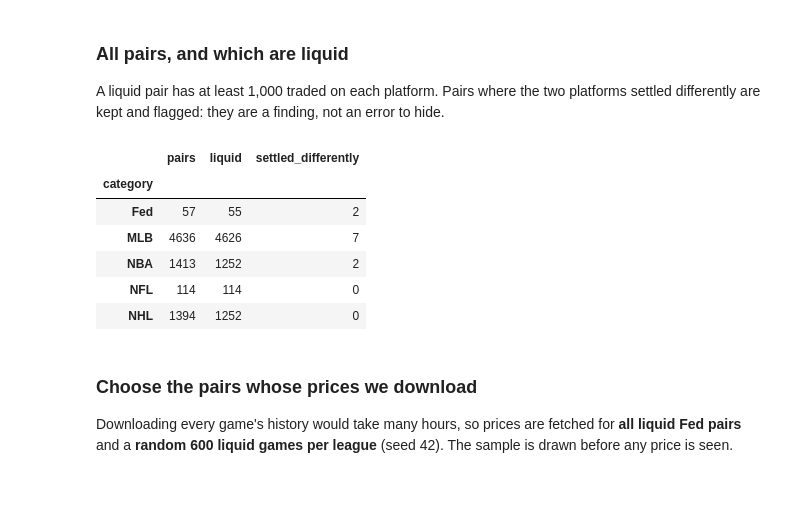
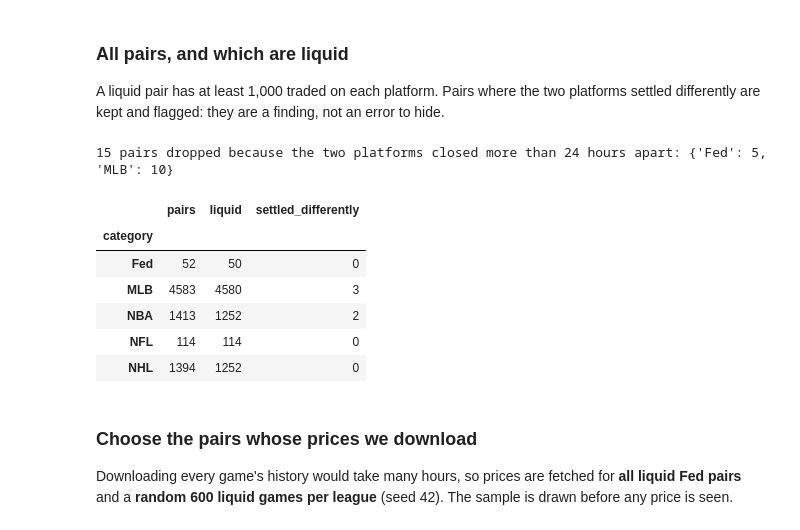
Before and after one commit to AdityaKhetarpal/oddsgap, a Jupyter notebook: notebooks/02_match.ipynb, the cells around one changed output. Cells and saved outputs as stored; diff of their text form; code cells hidden in the pictures; blank space fills up the shorter version.

```diff
--- a/notebooks/02_match.ipynb
+++ b/notebooks/02_match.ipynb
@@ -183,20 +187,26 @@ fed[["date", "kalshi_question", "poly_question", "kalshi_result", "poly_result"]
 ### All pairs, and which are liquid
 A liquid pair has at least 1,000 traded on each platform. Pairs where the two platforms settled differently are kept and
 flagged: they are a finding, not an error to hide.
-# %%
-pairs = pd.concat([games, fed], ignore_index=True)
-pairs["pair_id"] = np.arange(len(pairs))
-pairs["liquid"] = (pairs["kalshi_volume"] >= MIN_VOLUME) & (pairs["poly_volume"] >= MIN_VOLUME)
-pairs["settled_differently"] = pairs["poly_result"].notna() & (pairs["kalshi_result"] != pairs["poly_result"])
-pairs.groupby("category").agg(pairs=("pair_id", "size"), liquid=("liquid", "sum"), settled_differently=("settled_differently", "sum"))
-# %% [output]
-|  | pairs | liquid | settled_differently |
-| category |  |  |  |
-| Fed | 57 | 55 | 2 |
-| MLB | 4636 | 4626 | 7 |
-| NBA | 1413 | 1252 | 2 |
-| NFL | 114 | 114 | 0 |
-| NHL | 1394 | 1252 | 0 |
+# %%
+pairs = pd.concat([games, fed], ignore_index=True)
+# Same event means the two markets closed close together. A big gap means a rescheduled game or a different event with the same label.
+pairs["close_gap_hours"] = (pd.to_datetime(pairs["kalshi_close"], utc=True) - pairs["poly_close"]).abs().dt.total_seconds() / 3600
+far = pairs["close_gap_hours"].isna() | (pairs["close_gap_hours"] > 24)
+print(int(far.sum()), "pairs dropped because the two platforms closed more than 24 hours apart:", pairs[far].groupby("category").size().to_dict())
+pairs = pairs[~far].reset_index(drop=True)
+pairs["pair_id"] = np.arange(len(pairs))
+pairs["liquid"] = (pairs["kalshi_volume"] >= MIN_VOLUME) & (pairs["poly_volume"] >= MIN_VOLUME)
+pairs["settled_differently"] = pairs["poly_result"].notna() & (pairs["kalshi_result"] != pairs["poly_result"])
+pairs.groupby("category").agg(pairs=("pair_id", "size"), liquid=("liquid", "sum"), settled_differently=("settled_differently", "sum"))
+# %% [output]
+15 pairs dropped because the two platforms closed more than 24 hours apart: {'Fed': 5, 'MLB': 10}
+|  | pairs | liquid | settled_differently |
+| category |  |  |  |
+| Fed | 52 | 50 | 0 |
+| MLB | 4583 | 4580 | 3 |
+| NBA | 1413 | 1252 | 2 |
+| NFL | 114 | 114 | 0 |
+| NHL | 1394 | 1252 | 0 |
 # %% [markdown]
 ### Choose the pairs whose prices we download
 Downloading every game's history would take many hours, so prices are fetched for **all liquid Fed pairs** and a
```
Also changed, not shown: parts of 5 cells of this notebook, 6 other files.
